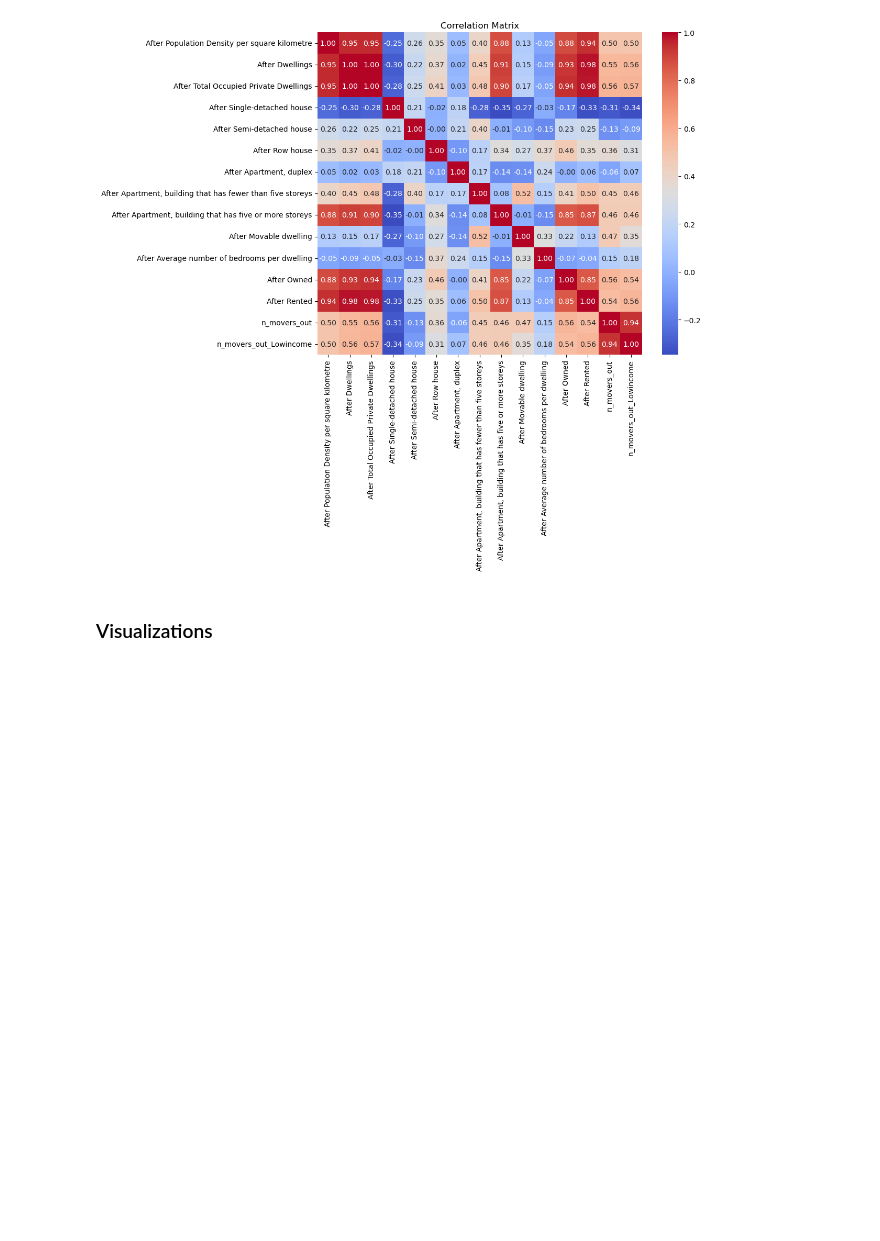
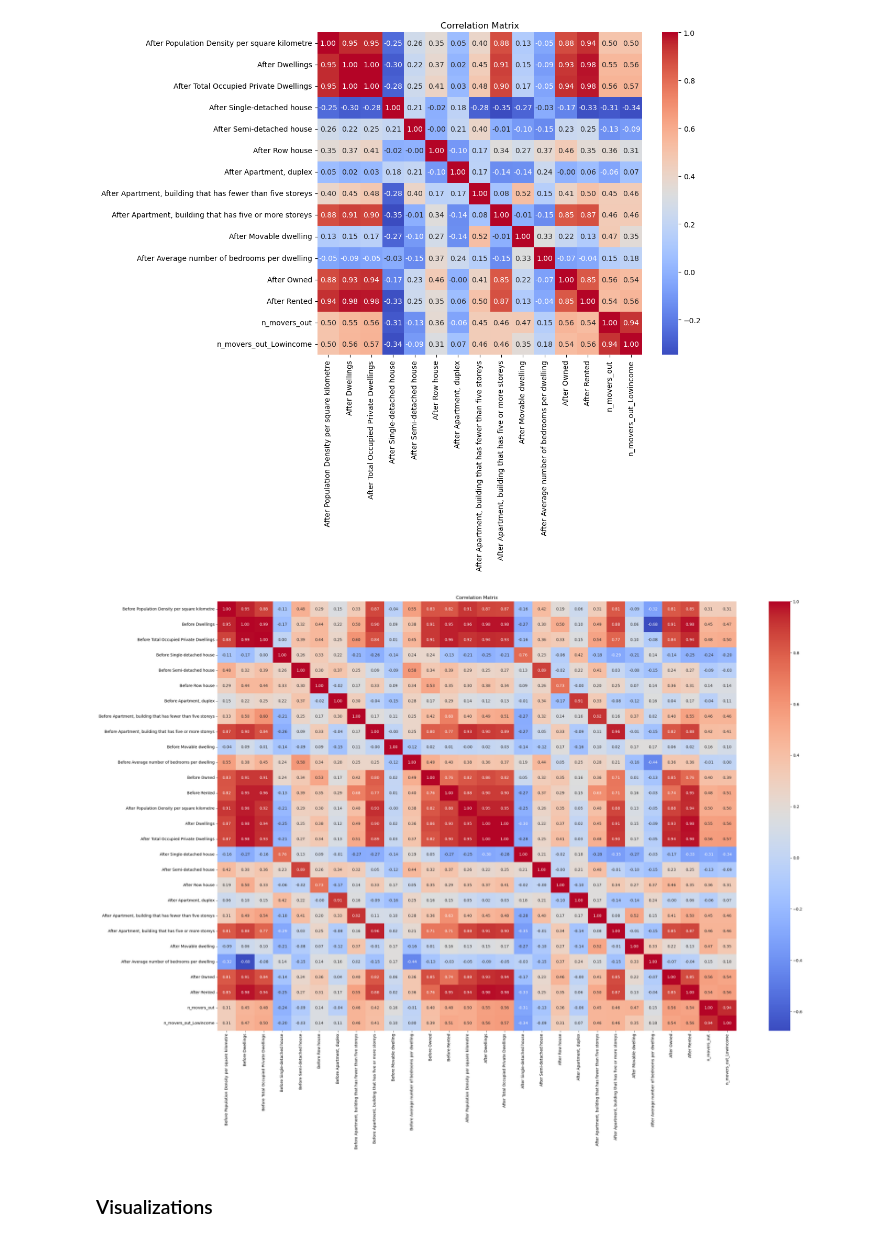
Before and after one commit to schoolofcities/tod-on-main, a Jupyter notebook: census-data-models/EDA/Dwelling_Characteristics_EDA.ipynb, the cells around one changed output. Drawn from its saved outputs; the diff is of its cells as text; code cells hidden in the pictures; blank space fills up the shorter version.

```diff
--- a/census-data-models/EDA/Dwelling_Characteristics_EDA.ipynb
+++ b/census-data-models/EDA/Dwelling_Characteristics_EDA.ipynb
@@ -166,6 +166,21 @@ plt.title("Correlation Matrix")
 plt.show()
 # %% [output]
 [figure]
+# %%
+together = pd.concat([before_df, after_df],axis=1)
+
+together["n_movers_out"] = y1
+together["n_movers_out_Lowincome"] = y2
+
+t_corr = together.corr()
+# %%
+plt.figure(figsize=(30, 20))
+sns.heatmap(t_corr, annot=True, cmap='coolwarm', fmt=".2f")
+plt.title("Correlation Matrix")
+plt.savefig("corr.png")
+plt.show()
+# %% [output]
+[figure, added]
 # %% [markdown]
 ### Visualizations
 # %%
```
Also changed, not shown: 5 other files.
